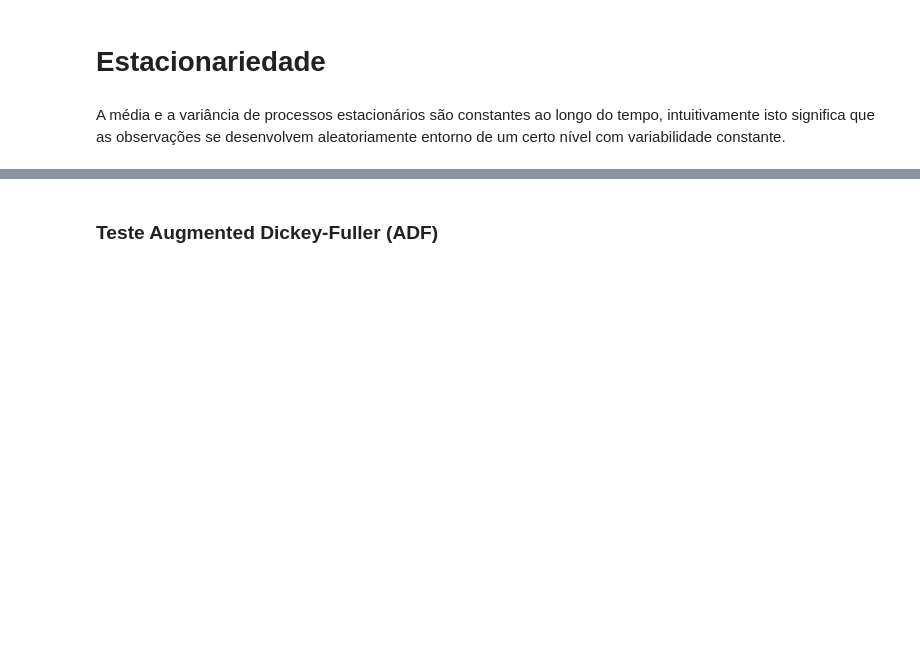
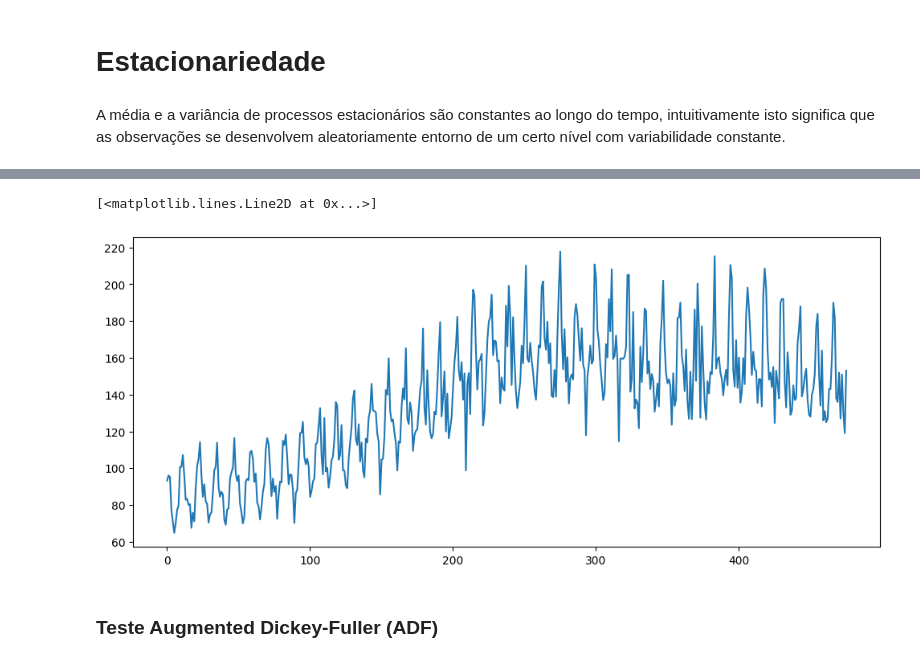
Before and after one commit to GuilhermePelegrina/Mackenzie, a Jupyter notebook: Aulas/2025_1s/TIC/Aula_09_Series_temporais_I.ipynb, the cells around one changed output, grey strips where cells are left out. Cells and saved outputs as stored; diff of their text form; code cells hidden in the pictures; blank space fills up the shorter version.

```diff
--- a/Aulas/2025_1s/TIC/Aula_09_Series_temporais_I.ipynb
+++ b/Aulas/2025_1s/TIC/Aula_09_Series_temporais_I.ipynb
@@ -57,0 +31,4 @@ ax2.set_xlabel('\n Série não estacionária \n (com tedência)',fontdict = {'fo
+# %%
+# Séries temporais
+df_1 = pd.read_csv("https://raw.githubusercontent.com/ejgao/Time-Series-Datasets/master/monthly-beer-production-in-austr.csv") #IBGE - Trimestral
+df_1
@@ -58,3 +49,9 @@ ax2.set_xlabel('\n Série não estacionária \n (com tedência)',fontdict = {'fo
+# %%
+plt.figure(figsize=(12,5))
+plt.plot(df_1['Monthly beer production'])
+# %% [output]
+[<matplotlib.lines.Line2D at 0x...>]
+[figure, added]
 # %% [markdown]
 ### Teste Augmented Dickey-Fuller (ADF)
 # %% [markdown]
```
Also changed, not shown: parts of 31 cells of this notebook.
